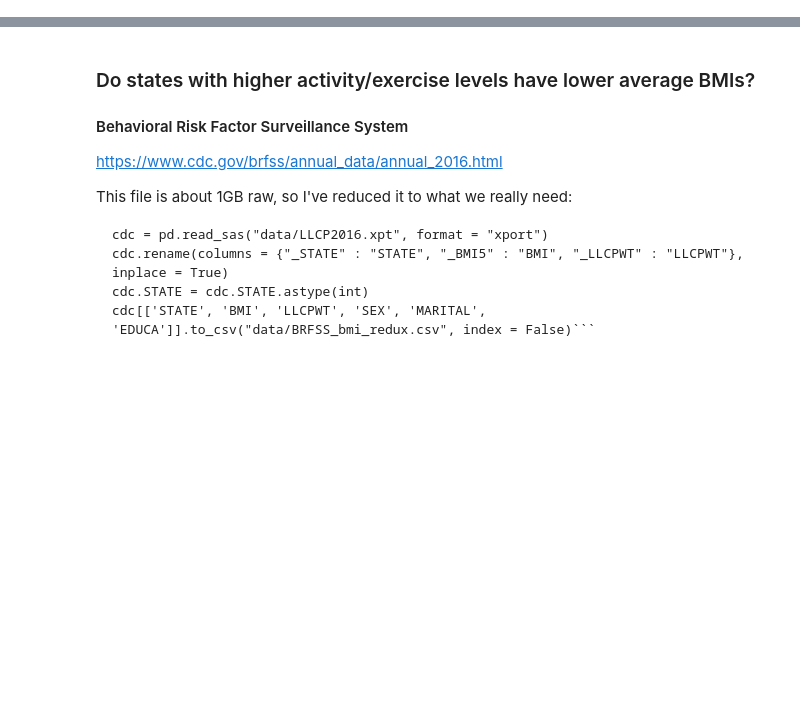
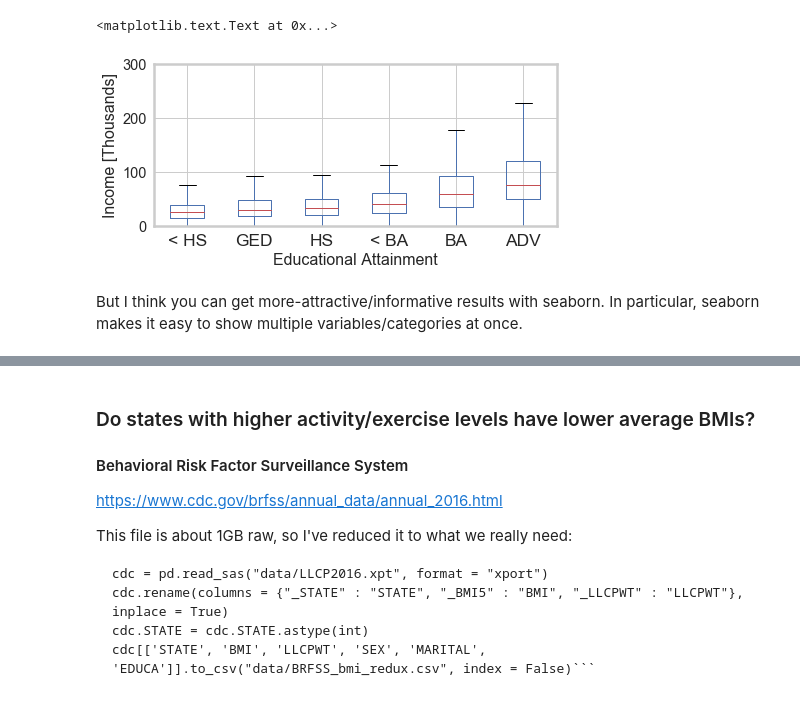
Before and after one commit to harris-ippp/lectures, a Jupyter notebook: 08-stats/statistics_examples.ipynb, the cells around one changed output, grey strips where cells are left out. Saved outputs shown, nothing was run; the diff lists cells and outputs as text; code cells hidden in the pictures; blank space fills up the shorter version.

```diff
--- a/08-stats/statistics_examples.ipynb
+++ b/08-stats/statistics_examples.ipynb
@@ -35,0 +37,14 @@ def plot_states(s):
+# %%
+ipums = pd.read_csv("data/ipums.csv",
+                    usecols = ['YEAR', 'STATEFIP', 'BPL', 'PERWT', 'SEX', 'AGE', 'RACE', 'HISPAN',
+                               'EDUC', 'EDUCD', 'DEGFIELD', 'DEGFIELD2', 'INCTOT', 'EMPSTAT'])
+
+mask  = (ipums.INCTOT < 9999999)
+mask &= (ipums.AGE > 25)
+mask &= (ipums.AGE < 65)
+mask &= (ipums.YEAR == 2016)
+mask &= (ipums.INCTOT > 0)
+mask &= (ipums.EMPSTAT == 1)
+
+ipums = ipums[mask].copy()
+ipums.reset_index(drop = True, inplace = True)
@@ -35,0 +53,17 @@ def plot_states(s):
+# %%
+ipums.replace({"SEX" : {1 : "Male", 2 : "Female"}}, inplace = True)
+
+# https://usa.ipums.org/usa-action/variables/RACE#codes_section
+# https://usa.ipums.org/usa-action/variables/HISPAN#codes_section
+ipums["RACEX"] = "Other"
+ipums.loc[ipums["RACE"] == 1,  "RACEX"] = "White"
+ipums.loc[ipums["HISPAN"] > 0, "RACEX"] = "Hispanic"
+ipums.loc[ipums["RACE"] == 2,  "RACEX"] = "Black"
+
+# https://usa.ipums.org/usa-action/variables/EDUC#codes_section
+ipums["EDUCX"] = "< HS"
+ipums.loc[ipums["EDUCD"] == 63,  "EDUCX"] = "HS"
+ipums.loc[ipums["EDUCD"] == 64,  "EDUCX"] = "GED"
+ipums.loc[ipums["EDUCD"] > 64,   "EDUCX"] = "< BA"
+ipums.loc[ipums["EDUCD"] >= 101, "EDUCX"] = "BA"
+ipums.loc[ipums["EDUCD"] >= 114, "EDUCX"] = "ADV"
@@ -35,0 +94,12 @@ def plot_states(s):
+# %%
+ax = ipums.boxplot(by = "EDUC5", column = "INCTOTK")
+ax.set_ylim(0, 300)
+ax.set_ylabel("Income [Thousands]")
+ax.set_xlabel("Educational Attainment")
+plt.suptitle("")
+plt.title("")
+# %% [output]
+<matplotlib.text.Text at 0x...>
+[figure, added]
+# %% [markdown]
+But I think you can get more-attractive/informative results with seaborn.  In particular, seaborn makes it easy to show multiple variables/categories at once.
```
Also changed, not shown: parts of 47 cells of this notebook, 1 other file.
